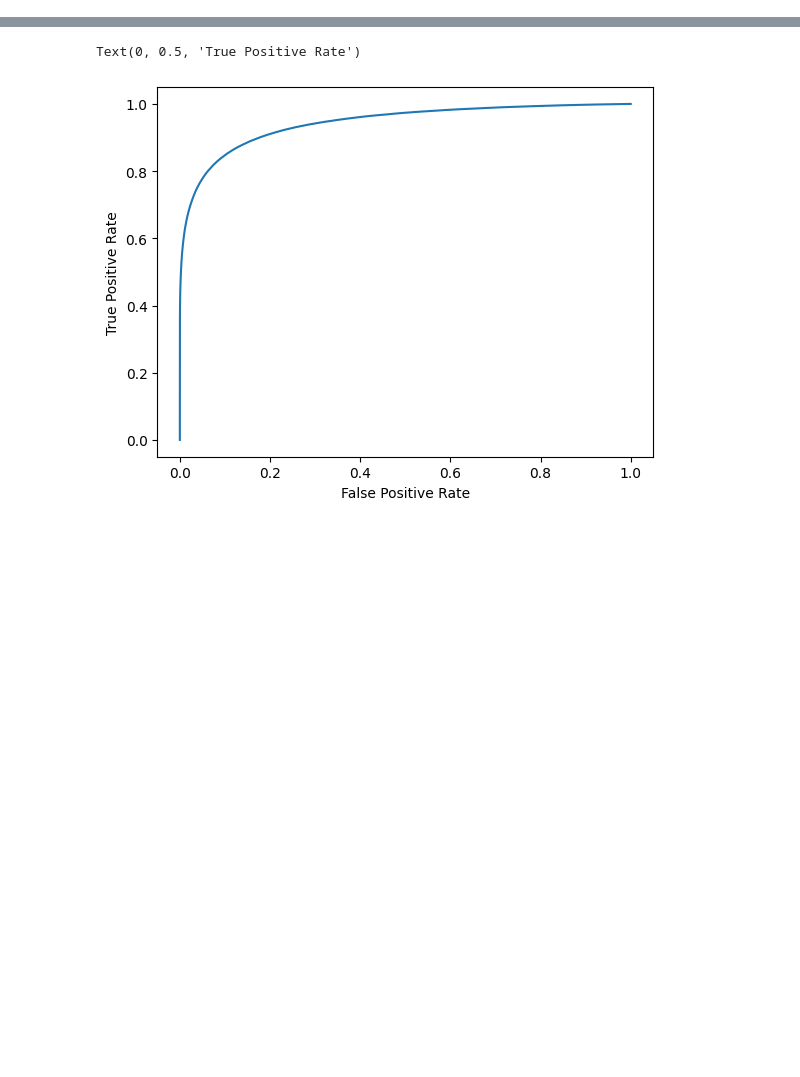
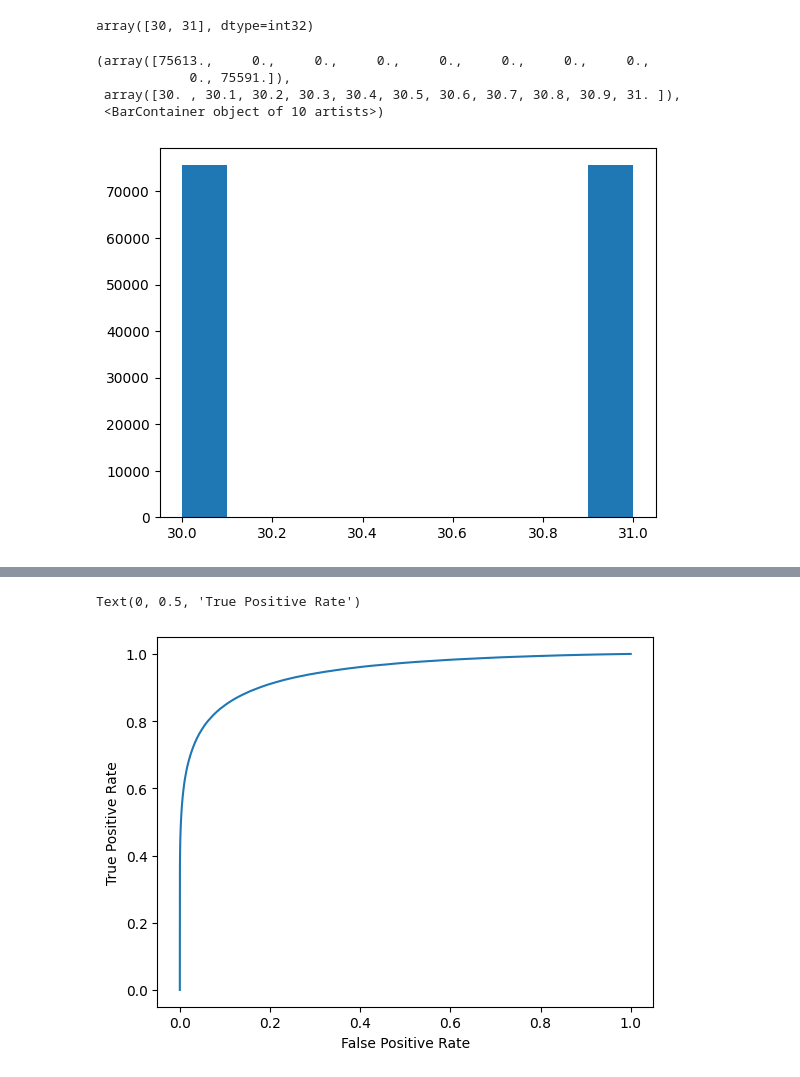
Before and after one commit to ZhenxuanZhang-Jensen/weaver-core-dev, a Jupyter notebook: notebook/predict_raw_score.ipynb, the cells around one changed output, grey strips where cells are left out. Cells and saved outputs as stored; diff of their text form; code cells hidden in the pictures; blank space fills up the shorter version.

```diff
--- a/notebook/predict_raw_score.ipynb
+++ b/notebook/predict_raw_score.ipynb
@@ -19,3 +19,17 @@ from types import SimpleNamespace
 #     plt.style.use(CMShelvet)
 # else:
 #     plt.style.use(hep.style.CMS)
+# %%
+events = uproot.open("/cms/user/zhangzhx/nonMD_TOP_ParT_data/nonMD_top_data/BulkGravToWWToWhadWhad_narrow_M-500to4500_TuneCP5_13TeV-madgraph-pythia/dnnTuples_6839712-9.root")['deepntuplizer/tree']
+# %%
+np.unique(np.array(events.arrays(['fj_label']).fj_label))
+# %% [output]
+array([30, 31], dtype=int32)
+# %%
+plt.hist(events.arrays(['fj_label']).fj_label)
+# %% [output]
+(array([75613.,     0.,     0.,     0.,     0.,     0.,     0.,     0.,
+            0., 75591.]),
+ array([30. , 30.1, 30.2, 30.3, 30.4, 30.5, 30.6, 30.7, 30.8, 30.9, 31. ]),
+ <BarContainer object of 10 artists>)
+[figure, added]
```
Also changed, not shown: parts of 14 cells of this notebook, 13 other files.
